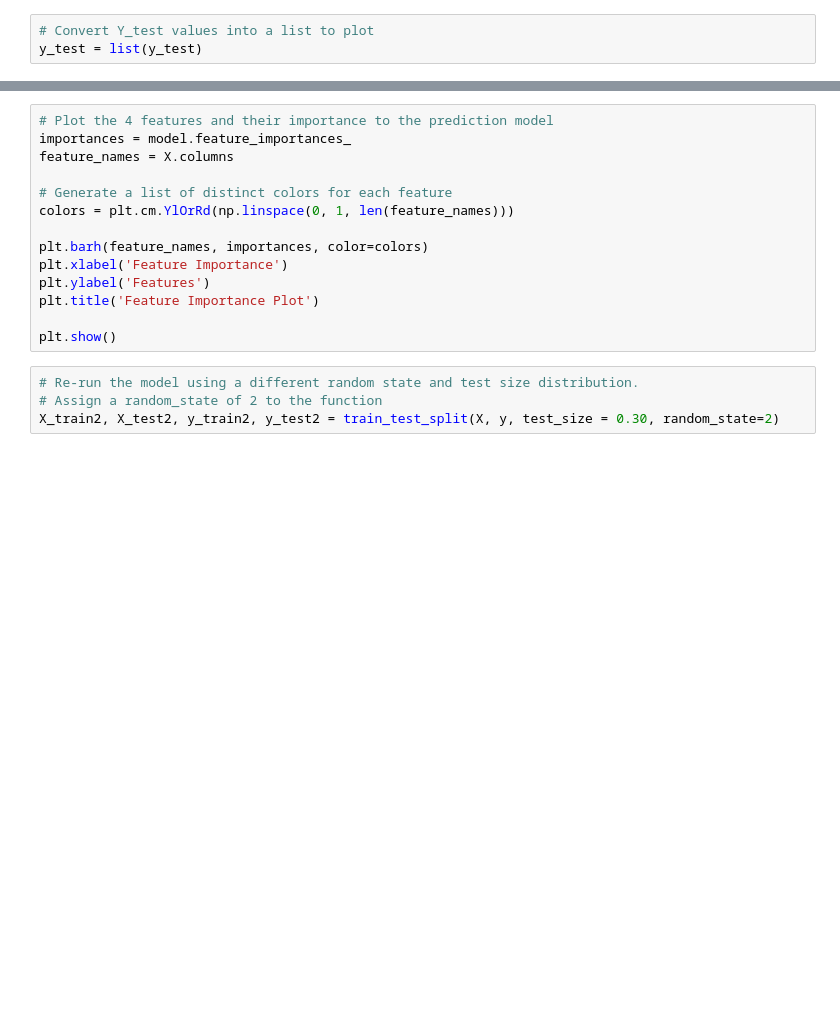
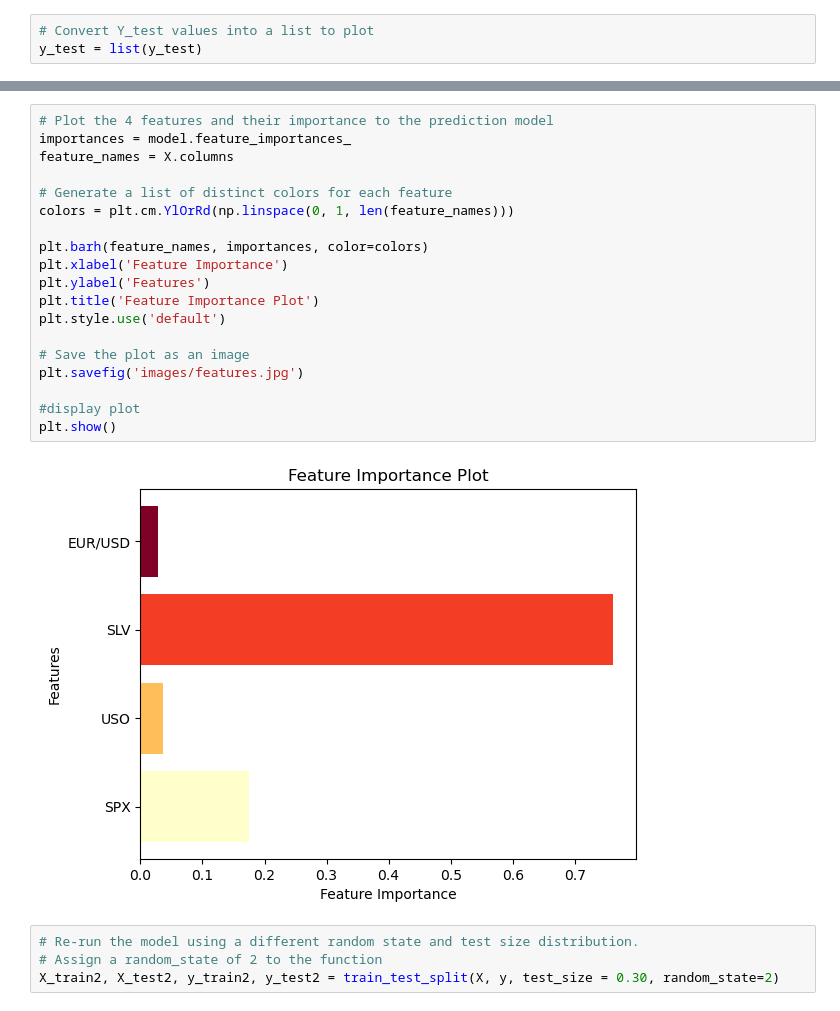
Before and after one commit to jgrubb38/Project4, a Jupyter notebook: Gold_Prediction.ipynb, the cells around one changed output, grey strips where cells are left out. Cells and saved outputs as stored; diff of their text form; blank space fills up the shorter version.

```diff
--- a/Gold_Prediction.ipynb
+++ b/Gold_Prediction.ipynb
@@ -236,17 +262,24 @@ plt.show()
 # %%
 # Plot the 4 features and their importance to the prediction model
 importances = model.feature_importances_
 feature_names = X.columns
 
 # Generate a list of distinct colors for each feature
 colors = plt.cm.YlOrRd(np.linspace(0, 1, len(feature_names)))
 
 plt.barh(feature_names, importances, color=colors)
 plt.xlabel('Feature Importance')
 plt.ylabel('Features')
 plt.title('Feature Importance Plot')
+plt.style.use('default')
 
+# Save the plot as an image
+plt.savefig('images/features.jpg')
+
+#display plot
 plt.show()
+# %% [output]
+[figure, added]
 # %%
 # Re-run the model using a different random state and test size distribution.
 # Assign a random_state of 2 to the function
```
Also changed, not shown: parts of 9 cells of this notebook, 5 other files.
